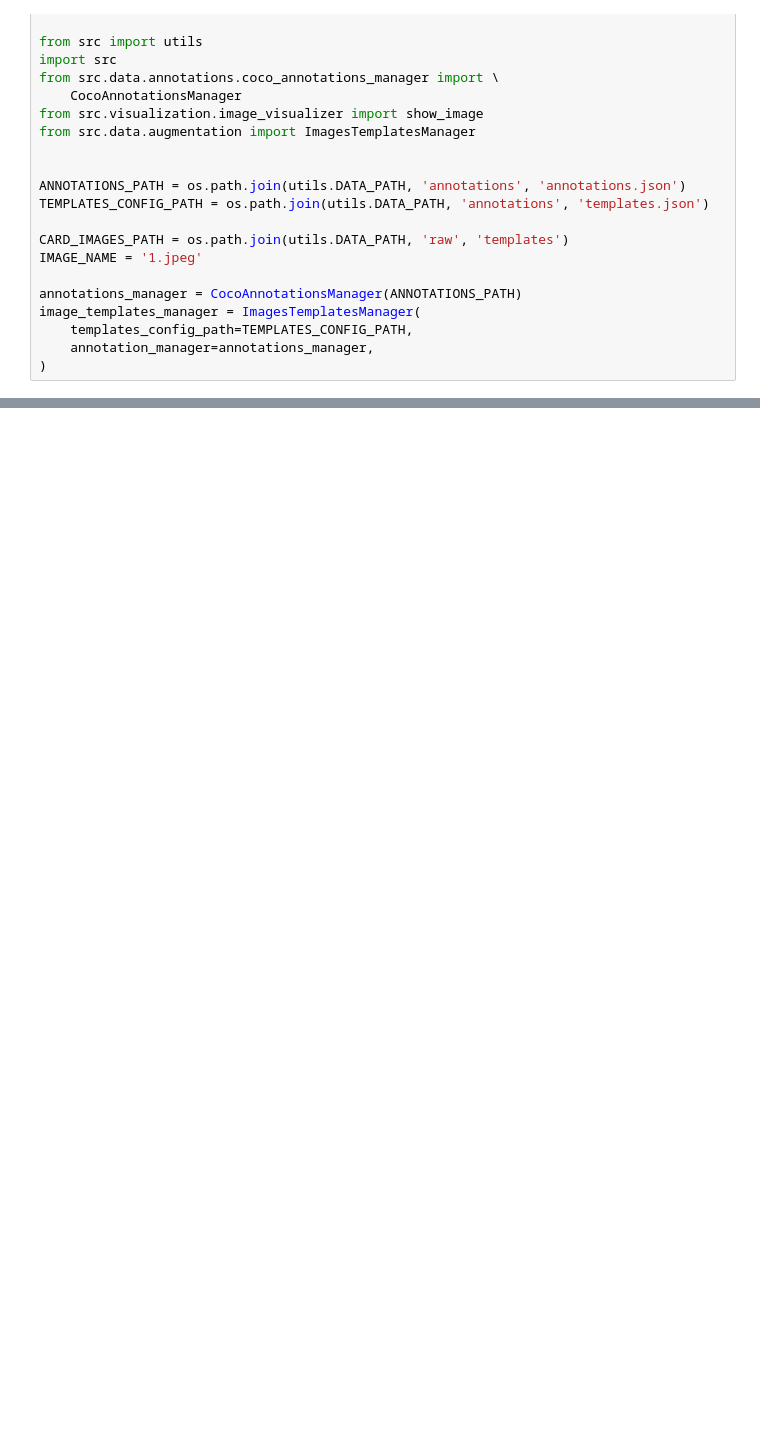
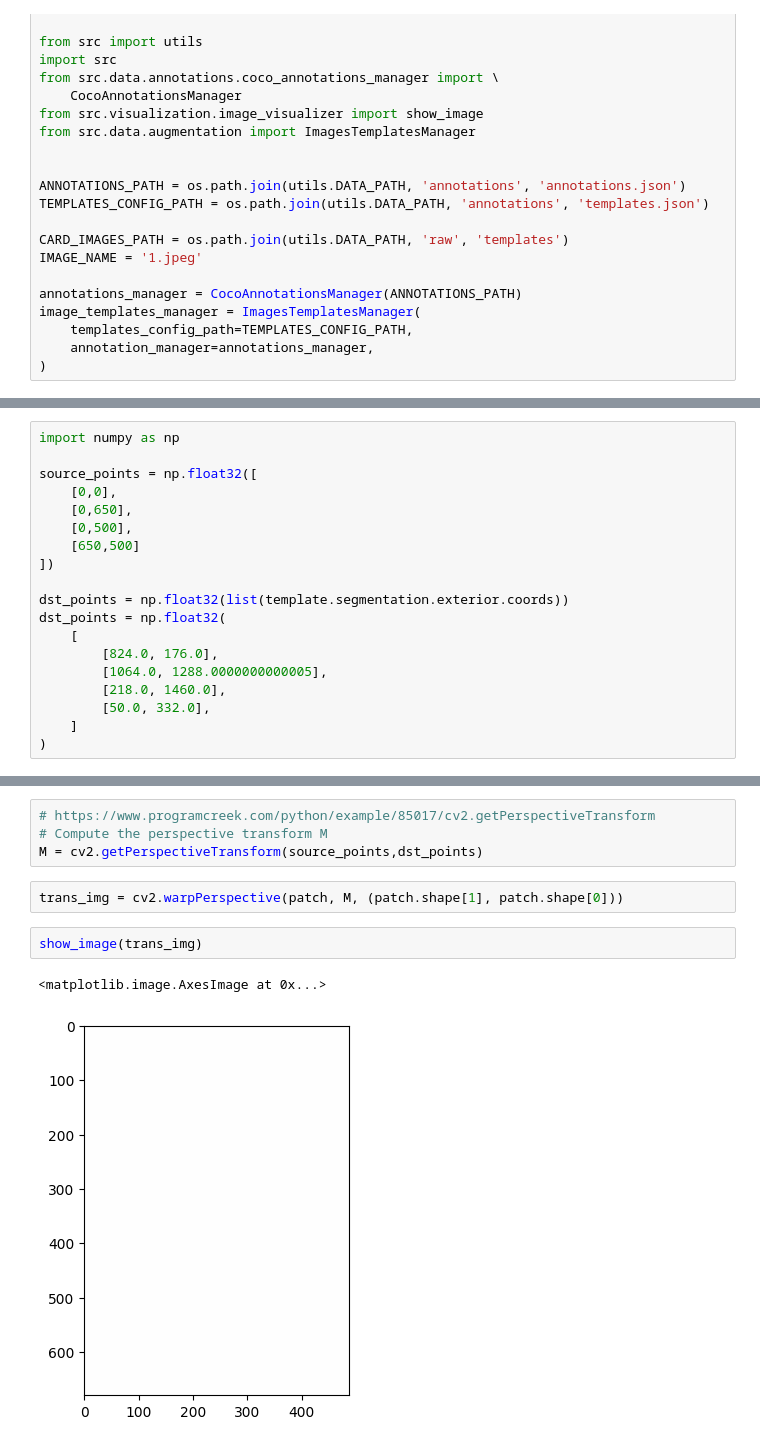
Before and after one commit to gianfrancodemarco/ml-boilerplate, a Jupyter notebook: notebooks/3_images_templates.ipynb, the cells around one changed output, grey strips where cells are left out. Drawn from its saved outputs; the diff is of its cells as text; blank space fills up the shorter version.

```diff
--- a/notebooks/3_images_templates.ipynb
+++ b/notebooks/3_images_templates.ipynb
@@ -27,0 +42,19 @@ image_templates_manager = ImagesTemplatesManager(
+# %%
+import numpy as np
+
+source_points = np.float32([
+    [0,0],
+    [0,650],
+    [0,500],
+    [650,500]
+])
+
+dst_points = np.float32(list(template.segmentation.exterior.coords))
+dst_points = np.float32(
+    [
+        [824.0, 176.0],
+        [1064.0, 1288.0000000000005],
+        [218.0, 1460.0],
+        [50.0, 332.0],
+    ]
+)
@@ -27,0 +69,11 @@ image_templates_manager = ImagesTemplatesManager(
+# %%
+# https://www.programcreek.com/python/example/85017/cv2.getPerspectiveTransform
+# Compute the perspective transform M
+M = cv2.getPerspectiveTransform(source_points,dst_points)
+# %%
+trans_img = cv2.warpPerspective(patch, M, (patch.shape[1], patch.shape[0]))
+# %%
+show_image(trans_img)
+# %% [output]
+<matplotlib.image.AxesImage at 0x...>
+[figure, added]
```
Also changed, not shown: parts of 5 cells of this notebook, 5 other files.
